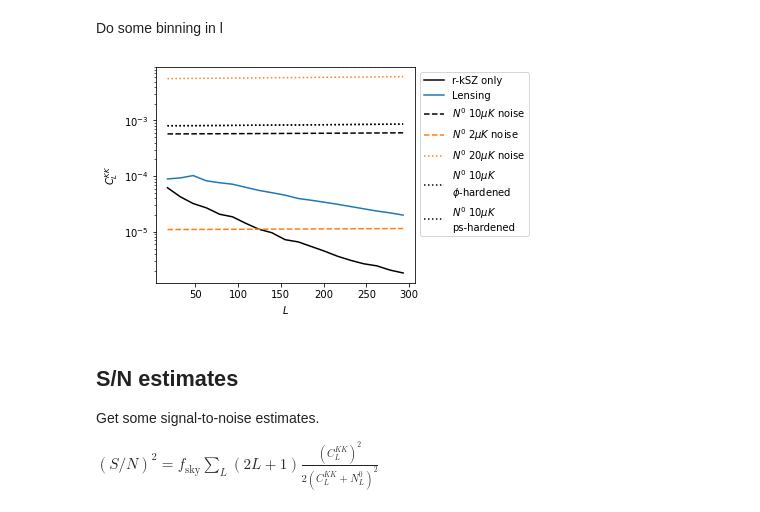
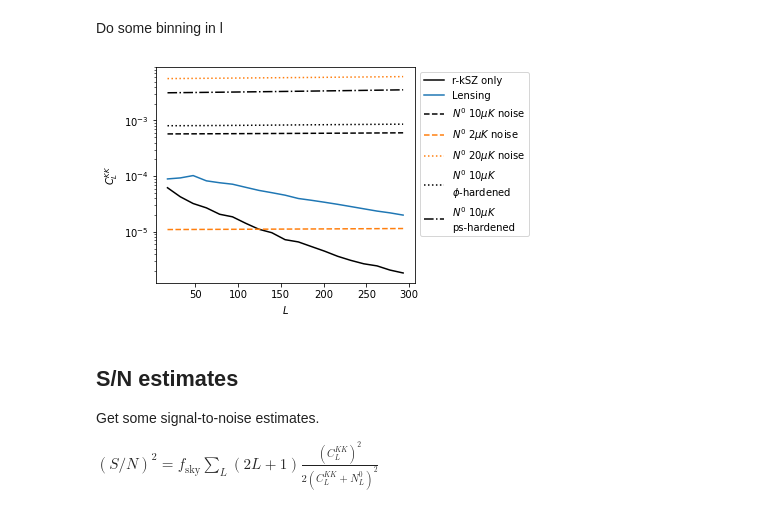
Before and after one commit to NiallMac/ksz2, a Jupyter notebook: plots/plot_lensing.ipynb, the cells around one changed output. Drawn from its saved outputs; the diff is of its cells as text; code cells hidden in the pictures.

```diff
--- a/plots/plot_lensing.ipynb
+++ b/plots/plot_lensing.ipynb
@@ -76,32 +76,32 @@ _, cl_lens = bin_cl(cls_fg['cl_KphiKphi'])
 # %%
 %matplotlib inline
 fig = plt.figure()
 ax = fig.add_axes([0.1, 0.1, 0.6, 0.75])
 
 
 #llp1 = ell_mids*(ell_mids+1)
 llp1 = np.ones_like(ell_mids)
 ax.plot(ell_mids, llp1*cl_ksz, 'k', label=r'r-kSZ only')
 #ax.plot(ell_mids, llp1*cl_ksz_2muK, 'C1', label=r'r-kSZ only 2muK')
 ax.plot(ell_mids, llp1*cl_lens, 'C0', label="Lensing")
 #ax.plot(ell_mids, cl_ksz_N0, 'k--')
 #ax.plot(ell_mids, cl_lens, 'C0')
 ax.plot(ell_mids, llp1*total_N0, 'k--', label=r'$N^0$ 10$\mu K$ noise')
 ax.plot(ell_mids, llp1*total_N0_2muK, 'C1', linestyle='--', label=r'$N^0$ 2$\mu K$ noise')
 ax.plot(ell_mids, llp1*total_N0_20muK, 'C1', linestyle=':', label=r'$N^0$ 20$\mu K$ noise')
 ax.plot(ell_mids, llp1*total_N0_lh, 'k', linestyle=':', label=r'$N^0$ 10$\mu K$'+'\n'+'$\phi$-hardened')
-ax.plot(ell_mids, llp1*total_N0_lh, 'k', linestyle=':', label=r'$N^0$ 10$\mu K$'+'\n'+'ps-hardened')
+ax.plot(ell_mids, llp1*total_N0_psh, 'k', linestyle='-.', label=r'$N^0$ 10$\mu K$'+'\n'+'ps-hardened')
 if np.allclose(llp1,1.):
     ax.set_ylabel(r"$C_L^{KK}$")
 else:
     ax.set_ylabel(r"$C_L^{KK}$")
 ax.set_yscale('log')
 ax.set_xlabel(r'$L$')
 lg=ax.legend(ncol=1,bbox_to_anchor=(1., 1.), loc='upper left')
 filename = "ksz_lensing_noise.png"
 fig.savefig(filename,dpi=300,bbox_extra_artists=[lg],bbox_inches='tight')
 # %% [output]
-[figure, old version]
+[figure, new version]
 # %% [markdown]
 ## S/N estimates
 
```
Also changed, not shown: parts of 25 cells of this notebook, 3 other files.
